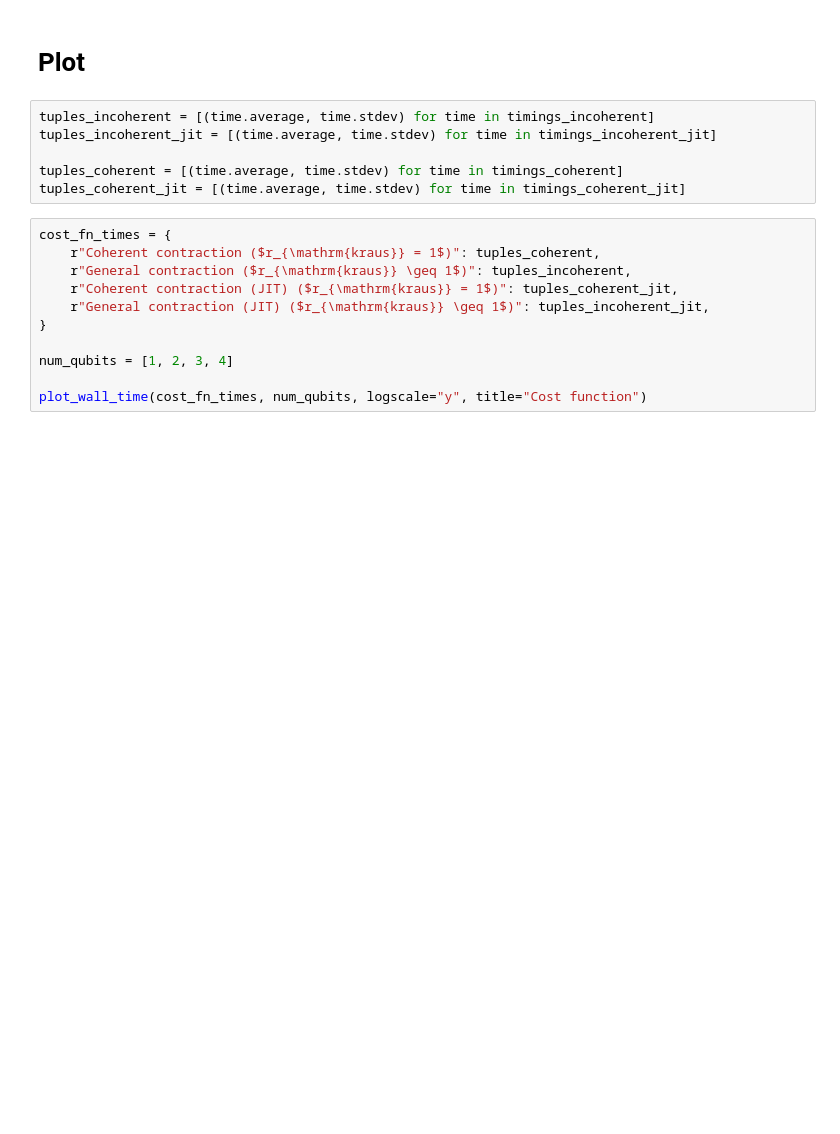
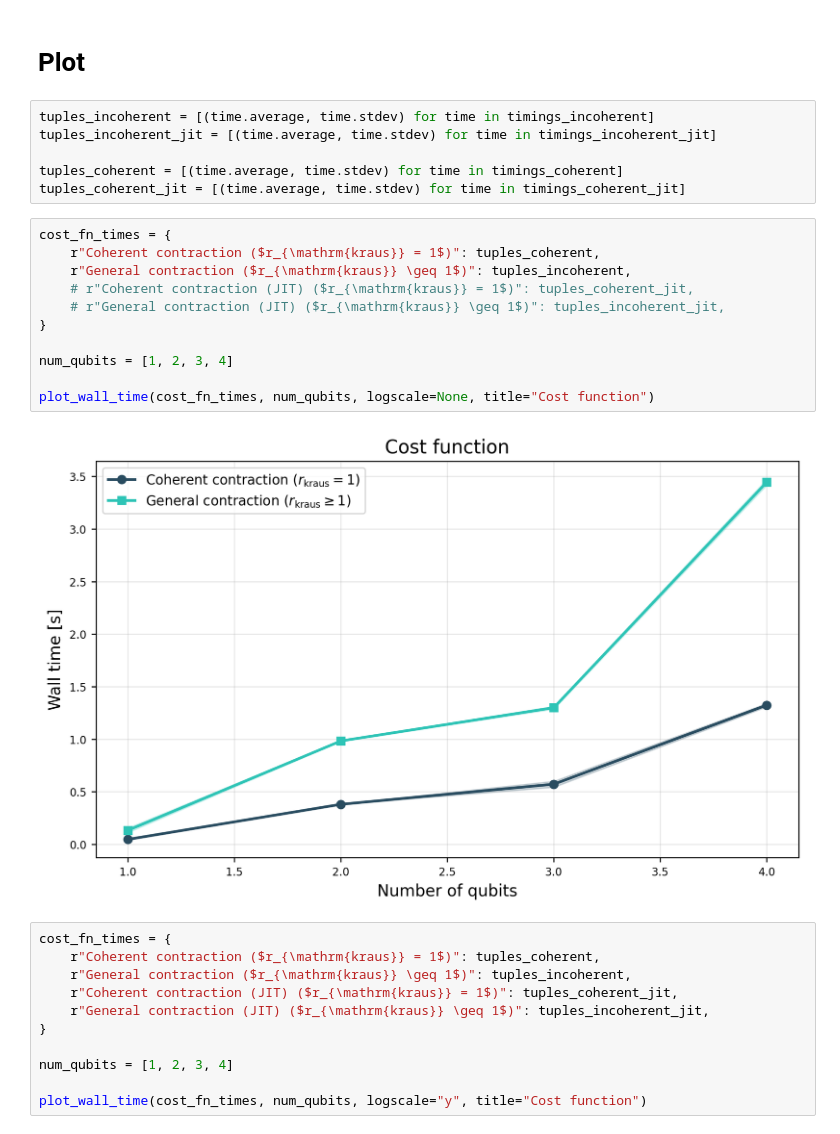
Before and after one commit to EmilianoG-byte/iqm-benchmarks, a Jupyter notebook: playground/time_complexity/coherent_cost_fn.ipynb, the cells around one changed output. Saved outputs shown, nothing was run; the diff lists cells and outputs as text; blank space fills up the shorter version.

```diff
--- a/playground/time_complexity/coherent_cost_fn.ipynb
+++ b/playground/time_complexity/coherent_cost_fn.ipynb
@@ -342,6 +351,19 @@ tuples_incoherent_jit = [(time.average, time.stdev) for time in timings_incohere
 
 tuples_coherent = [(time.average, time.stdev) for time in timings_coherent]
 tuples_coherent_jit = [(time.average, time.stdev) for time in timings_coherent_jit]
+# %%
+cost_fn_times = {
+    r"Coherent contraction ($r_{\mathrm{kraus}} = 1$)": tuples_coherent,
+    r"General contraction ($r_{\mathrm{kraus}} \geq 1$)": tuples_incoherent,
+    # r"Coherent contraction (JIT) ($r_{\mathrm{kraus}} = 1$)": tuples_coherent_jit,
+    # r"General contraction (JIT) ($r_{\mathrm{kraus}} \geq 1$)": tuples_incoherent_jit,
+}
+
+num_qubits = [1, 2, 3, 4]
+
+plot_wall_time(cost_fn_times, num_qubits, logscale=None, title="Cost function")
+# %% [output]
+[figure, added]
 # %%
 cost_fn_times = {
     r"Coherent contraction ($r_{\mathrm{kraus}} = 1$)": tuples_coherent,
```
Also changed, not shown: parts of 2 cells of this notebook, 3 other files.
